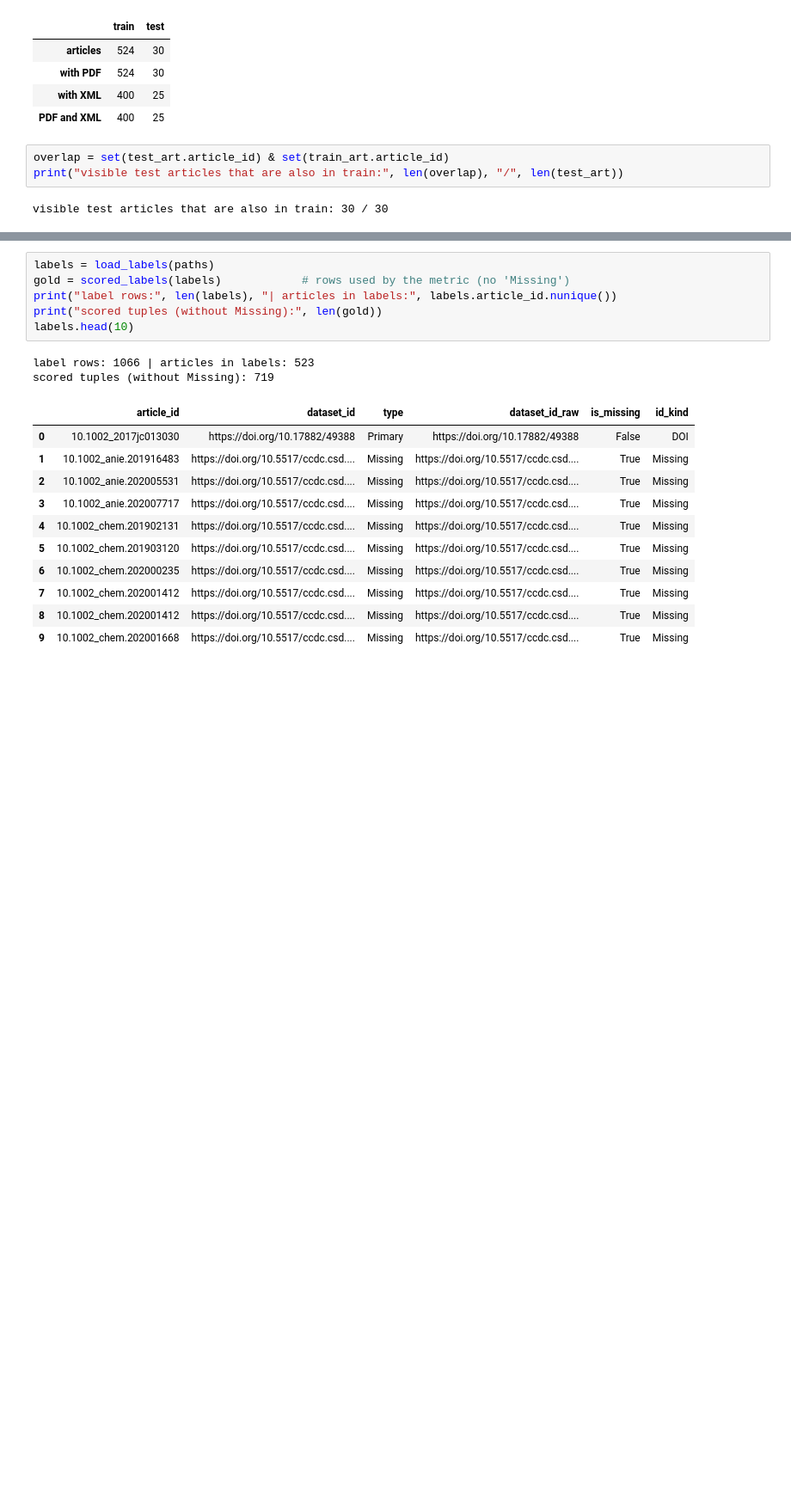
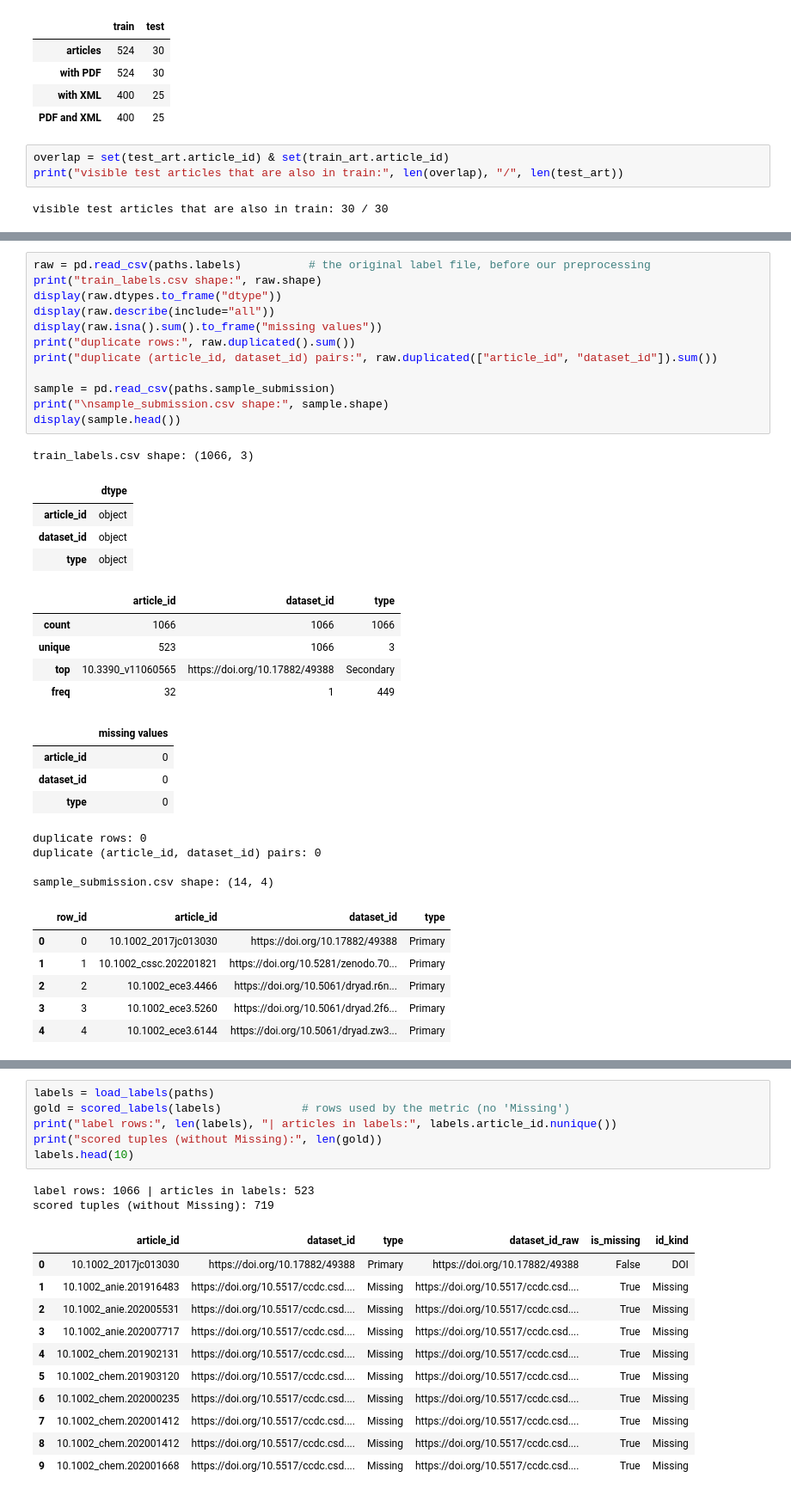
Before and after one commit to ummugulsumciftci/GROUP30_CENG313, a Jupyter notebook: assignment1_eda_baseline.ipynb, the cells around one changed output, grey strips where cells are left out. Shown at 86% size. Saved outputs shown, nothing was run; the diff lists cells and outputs as text; blank space fills up the shorter version.

```diff
--- a/assignment1_eda_baseline.ipynb
+++ b/assignment1_eda_baseline.ipynb
@@ -83,0 +117,37 @@ visible test articles that are also in train: 30 / 30
+# %%
+raw = pd.read_csv(paths.labels)          # the original label file, before our preprocessing
+print("train_labels.csv shape:", raw.shape)
+display(raw.dtypes.to_frame("dtype"))
+display(raw.describe(include="all"))
+display(raw.isna().sum().to_frame("missing values"))
+print("duplicate rows:", raw.duplicated().sum())
+print("duplicate (article_id, dataset_id) pairs:", raw.duplicated(["article_id", "dataset_id"]).sum())
+
+sample = pd.read_csv(paths.sample_submission)
+print("\nsample_submission.csv shape:", sample.shape)
+display(sample.head())
+# %% [output]
+train_labels.csv shape: (1066, 3)
+|  | dtype |
+| article_id | object |
+| dataset_id | object |
+| type | object |
+|  | article_id | dataset_id | type |
+| count | 1066 | 1066 | 1066 |
+| unique | 523 | 1066 | 3 |
+| top | 10.3390_v11060565 | https://doi.org/10.17882/49388 | Secondary |
+| freq | 32 | 1 | 449 |
+|  | missing values |
+| article_id | 0 |
+| dataset_id | 0 |
+| type | 0 |
+duplicate rows: 0
+duplicate (article_id, dataset_id) pairs: 0
+
+sample_submission.csv shape: (14, 4)
+|  | row_id | article_id | dataset_id | type |
+| 0 | 0 | 10.1002_2017jc013030 | https://doi.org/10.17882/49388 | Primary |
+| 1 | 1 | 10.1002_cssc.202201821 | https://doi.org/10.5281/zenodo.70... | Primary |
+| 2 | 2 | 10.1002_ece3.4466 | https://doi.org/10.5061/dryad.r6n... | Primary |
+| 3 | 3 | 10.1002_ece3.5260 | https://doi.org/10.5061/dryad.2f6... | Primary |
+| 4 | 4 | 10.1002_ece3.6144 | https://doi.org/10.5061/dryad.zw3... | Primary |
```
Also changed, not shown: parts of 27 cells of this notebook.
